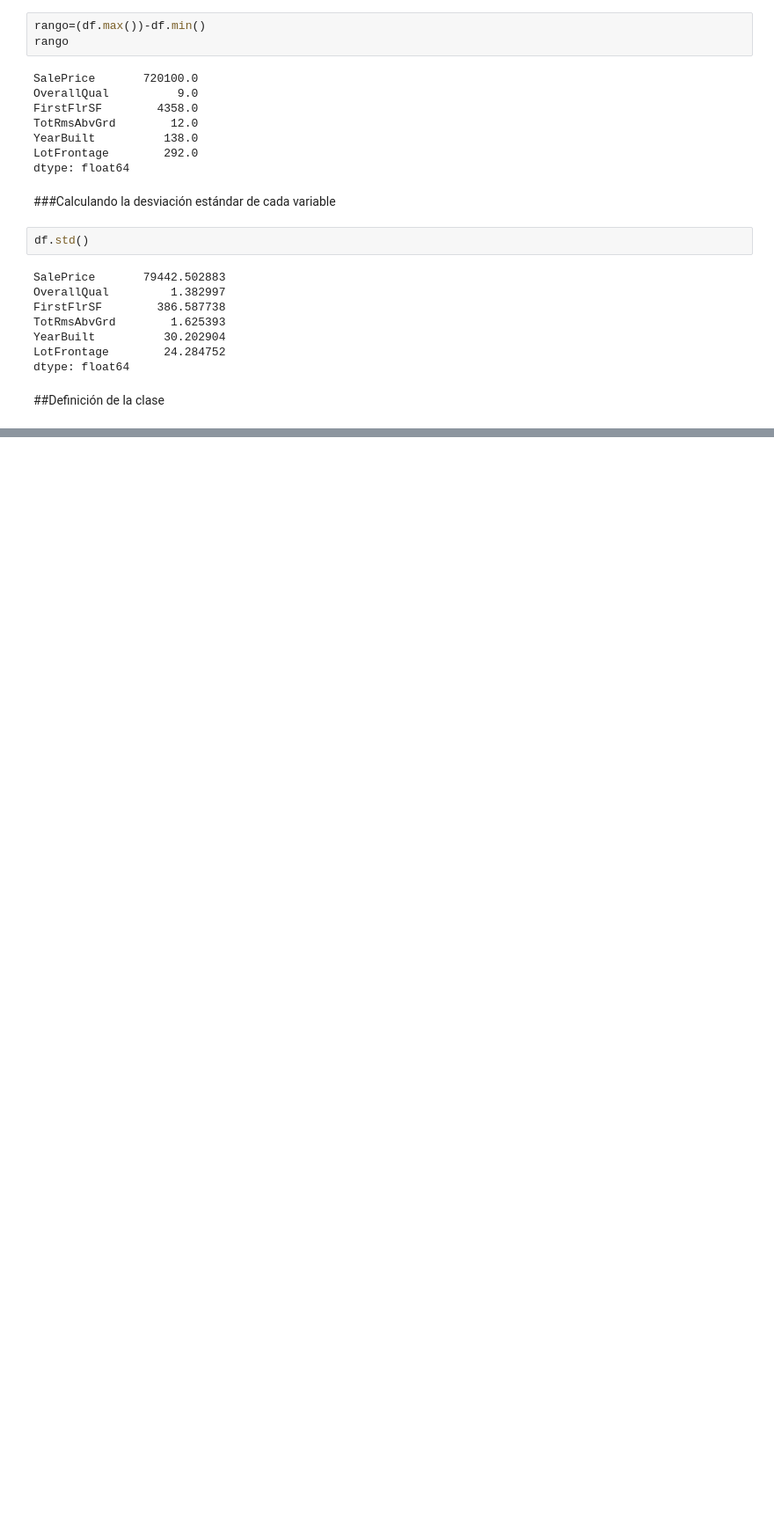
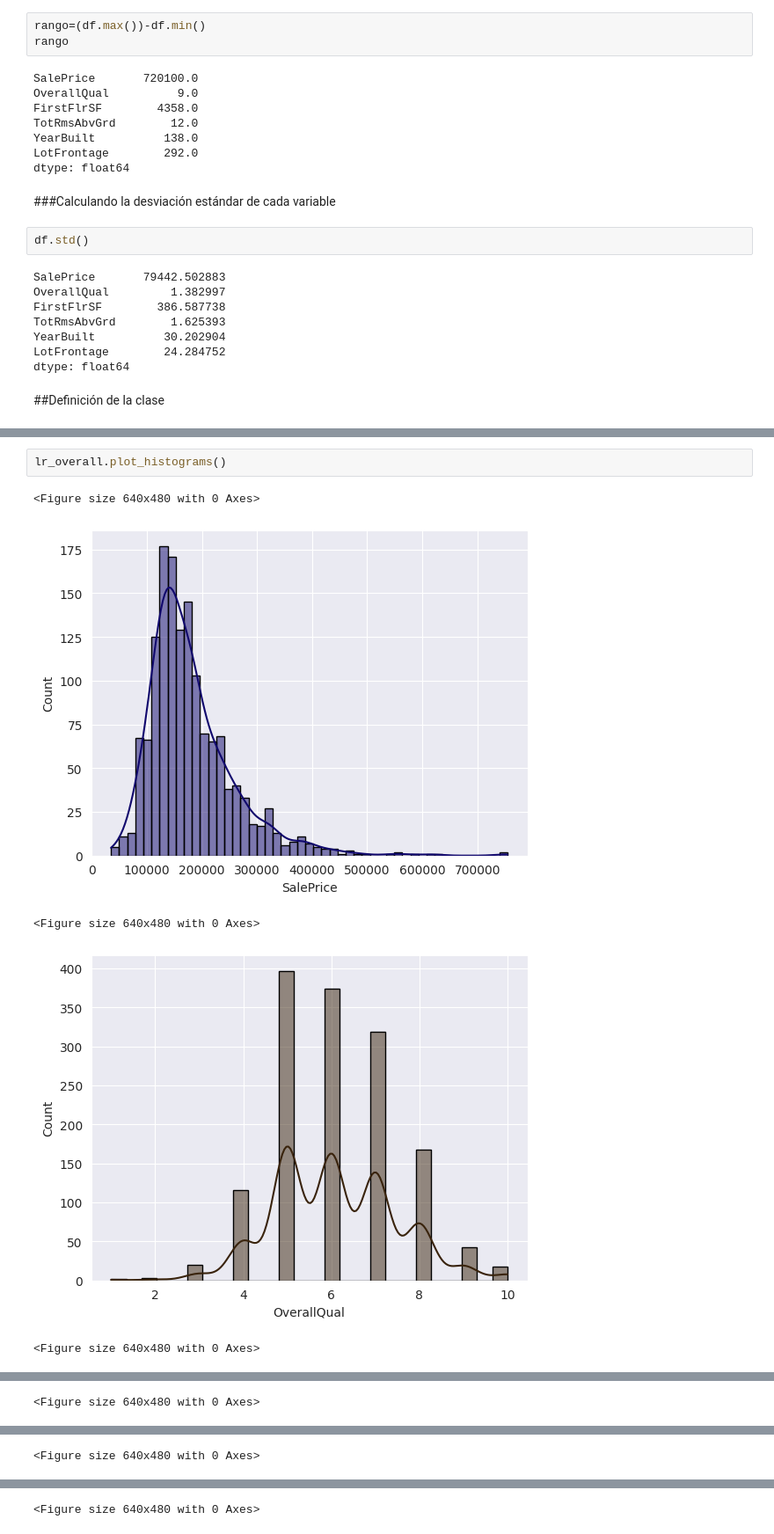
Before and after one commit to vmcarranzam/Proyecto_RL_CDP, a Jupyter notebook: Regresión_Lineal.ipynb, the cells around one changed output, grey strips where cells are left out. Shown: that part at 88% size. Cells and saved outputs as stored; diff of their text form; blank space fills up the shorter version.

```diff
--- a/Regresión_Lineal.ipynb
+++ b/Regresión_Lineal.ipynb
@@ -262,0 +279,8 @@ lr_overall_test = RegresionLineal(x_col="xcol", y_col="ycol", epochs=1000, learn
+# %%
+lr_overall.plot_histograms()
+# %% [output]
+<Figure size 640x480 with 0 Axes>
+[figure, added]
+<Figure size 640x480 with 0 Axes>
+[figure, added]
+<Figure size 640x480 with 0 Axes>
@@ -262,0 +288 @@ lr_overall_test = RegresionLineal(x_col="xcol", y_col="ycol", epochs=1000, learn
+<Figure size 640x480 with 0 Axes>
@@ -262,0 +290 @@ lr_overall_test = RegresionLineal(x_col="xcol", y_col="ycol", epochs=1000, learn
+<Figure size 640x480 with 0 Axes>
@@ -262,0 +292 @@ lr_overall_test = RegresionLineal(x_col="xcol", y_col="ycol", epochs=1000, learn
+<Figure size 640x480 with 0 Axes>
```
Also changed, not shown: parts of 26 cells of this notebook.
